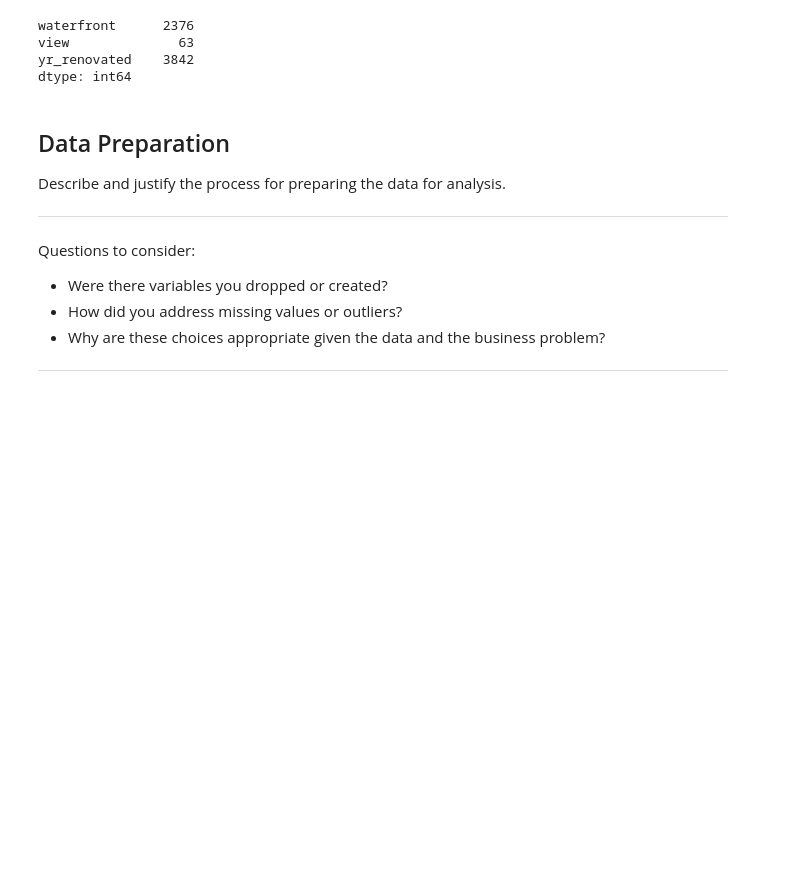
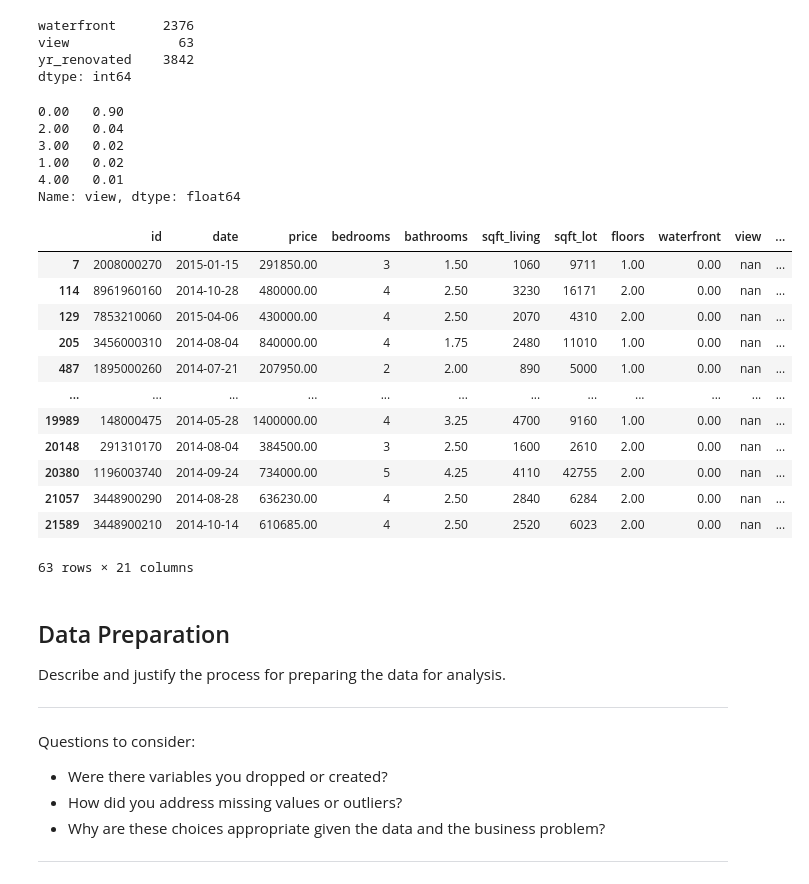
Before and after one commit to kuninethan95/dsc-phase-2-project, a Jupyter notebook: index_OSEMN_plus_mvp.ipynb, the cells around one changed output. Cells and saved outputs as stored; diff of their text form; code cells hidden in the pictures; blank space fills up the shorter version.

Commit message:
Checking null cols for any patterns

```diff
--- a/index_OSEMN_plus_mvp.ipynb
+++ b/index_OSEMN_plus_mvp.ipynb
@@ -322,6 +322,31 @@ waterfront      2376
 view              63
 yr_renovated    3842
 dtype: int64
+# %%
+# It appears the null values in the 'view' column are random
+
+print(df['view'].value_counts(1))
+df[df['view'].isnull()]
+# %% [output]
+0.00   0.90
+2.00   0.04
+3.00   0.02
+1.00   0.02
+4.00   0.01
+Name: view, dtype: float64
+|  | id | date | price | bedrooms | bathrooms | sqft_living | sqft_lot | floors | waterfront | view | ... |
+| 7 | 2008000270 | 2015-01-15 | 291850.00 | 3 | 1.50 | 1060 | 9711 | 1.00 | 0.00 | nan | ... |
+| 114 | 8961960160 | 2014-10-28 | 480000.00 | 4 | 2.50 | 3230 | 16171 | 2.00 | 0.00 | nan | ... |
+| 129 | 7853210060 | 2015-04-06 | 430000.00 | 4 | 2.50 | 2070 | 4310 | 2.00 | 0.00 | nan | ... |
+| 205 | 3456000310 | 2014-08-04 | 840000.00 | 4 | 1.75 | 2480 | 11010 | 1.00 | 0.00 | nan | ... |
+| 487 | 1895000260 | 2014-07-21 | 207950.00 | 2 | 2.00 | 890 | 5000 | 1.00 | 0.00 | nan | ... |
+| ... | ... | ... | ... | ... | ... | ... | ... | ... | ... | ... | ... |
+| 19989 | 148000475 | 2014-05-28 | 1400000.00 | 4 | 3.25 | 4700 | 9160 | 1.00 | 0.00 | nan | ... |
+| 20148 | 291310170 | 2014-08-04 | 384500.00 | 3 | 2.50 | 1600 | 2610 | 2.00 | 0.00 | nan | ... |
+| 20380 | 1196003740 | 2014-09-24 | 734000.00 | 5 | 4.25 | 4110 | 42755 | 2.00 | 0.00 | nan | ... |
+| 21057 | 3448900290 | 2014-08-28 | 636230.00 | 4 | 2.50 | 2840 | 6284 | 2.00 | 0.00 | nan | ... |
+| 21589 | 3448900210 | 2014-10-14 | 610685.00 | 4 | 2.50 | 2520 | 6023 | 2.00 | 0.00 | nan | ... |
+63 rows × 21 columns
 # %% [markdown]
 ## Data Preparation
 
```
